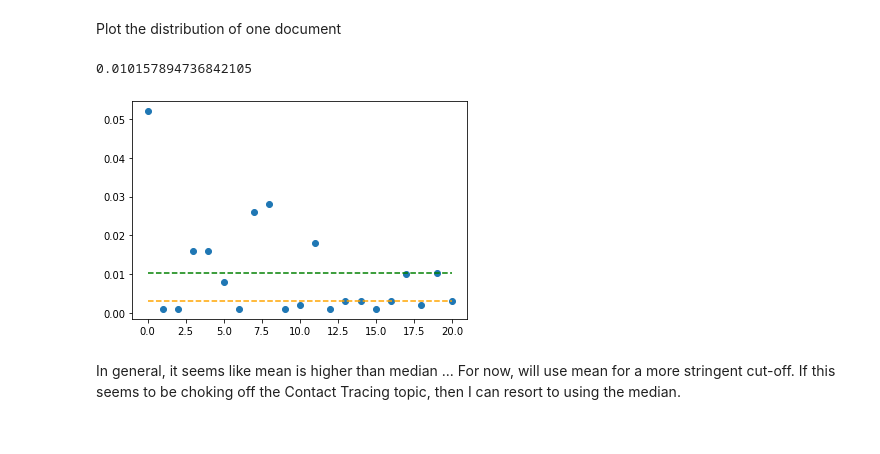
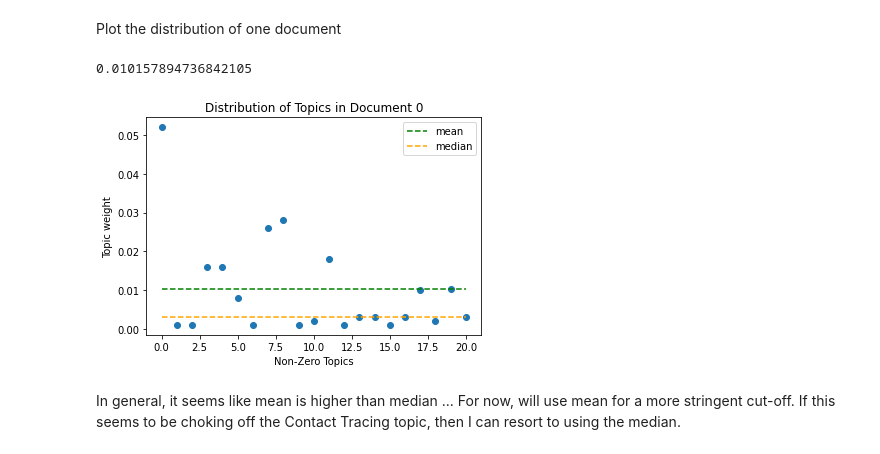
Before and after one commit to yenniejun/covid-news-analysis, a Jupyter notebook: us/united states.ipynb, the cells around one changed output. Drawn from its saved outputs; the diff is of its cells as text; code cells hidden in the pictures.

```diff
--- a/us/united states.ipynb
+++ b/us/united states.ipynb
@@ -592,10 +592,10 @@ nmf_topics = show_topics(nmf.components_, vocab, num_top_words)
 # Node List
 # %%
 # TO LOAD
-with open(f'usa/models/nmf_vectorizer_bigrams.pk', 'rb') as file:
+with open(f'models/nmf_vectorizer_bigrams.pk', 'rb') as file:
     vectorizer = pickle.load(file)
-with open(f'usa/models/nmf_vectors_bigrams.pk', 'rb') as file:
+with open(f'models/nmf_vectors_bigrams.pk', 'rb') as file:
     vectors = pickle.load(file)
-with open(f'usa/models/nmf_tfidf_vec_bigrams.pk', 'rb') as file:
+with open(f'models/nmf_tfidf_vec_bigrams.pk', 'rb') as file:
     vec = pickle.load(file)
 # %%
@@ -603,3 +603,8 @@ topics = pd.read_csv('data/models/nmf_topics.txt', sep=",", header=None)[0]
+# %%
+num_articles = len(df)
+documents = [''.join(a) for a in df[0:num_articles].text_proc]
+sources = df[0:num_articles].source
+n_components = 500
 # %%
 # Build the document-topic matrix
 # https://medium.com/@yanlinc/how-to-build-a-lda-topic-model-using-from-text-601cdcbfd3a6
@@ -632,25 +637,31 @@ Plot the distribution of one document
 # %%
 doc  = doc_top_matrix.loc['Doc0'].values
 print
 fig,ax = plt.subplots()
 
 vals = np.nonzero(doc)
 x = range(0,len(doc[vals]))
 
 mean = doc[-2]
 median = doc[-1]
 print(mean)
 means = [mean]*len(doc[vals])
 medians = [median]*len(doc[vals])
 
 ax.scatter(range(0,len(doc[vals])), doc[vals])
-ax.plot(x, means, linestyle='--', color="green")
-ax.plot(x, medians, linestyle="--", color="orange")
+ax.plot(x, means, linestyle='--', color="green", label="mean")
+ax.plot(x, medians, linestyle="--", color="orange", label="median")
+ax.set_title("Distribution of Topics in Document 0")
 
+
+ax.legend()
+
+plt.xlabel("Non-Zero Topics")
+plt.ylabel("Topic weight")
 plt.show()
 # %% [output]
 0.010157894736842105
-[figure, old version]
+[figure, new version]
 # %% [markdown]
 In general, it seems like mean is higher than median ... For now, will use mean for a more stringent cut-off. If this seems to be choking off the Contact Tracing topic, then I can resort to using the median.
 # %%
```
Also changed, not shown: parts of 4 cells of this notebook, 2 other files.
